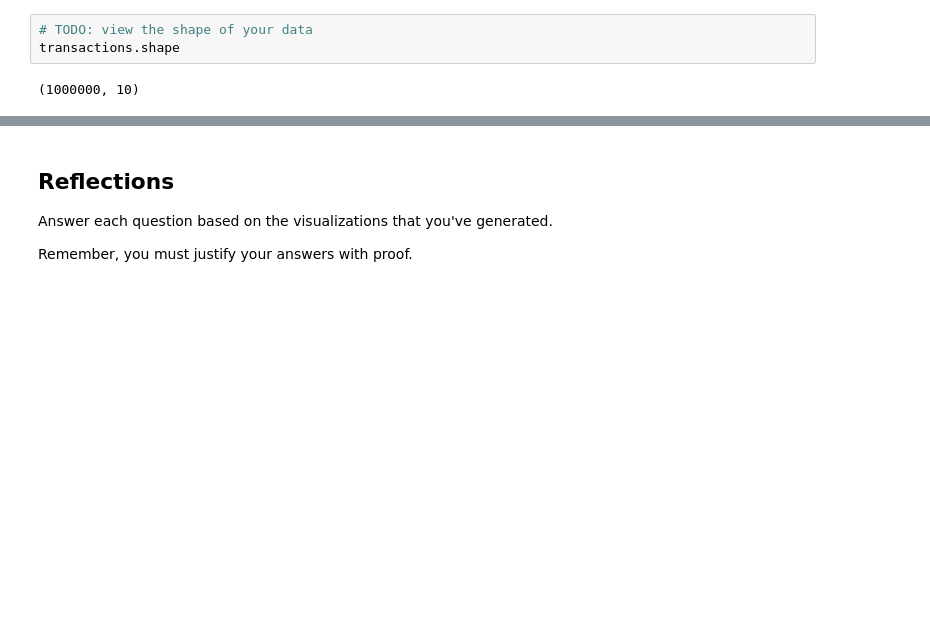
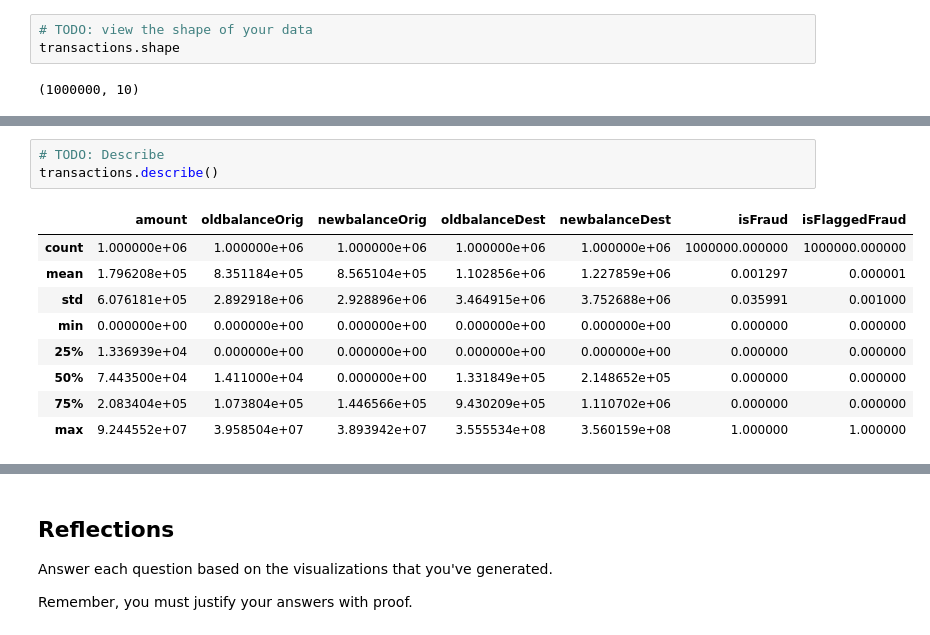
Before and after one commit to jesseniadia/bank-fraud-predictor, a Jupyter notebook: notebooks/eda.ipynb, the cells around one changed output, grey strips where cells are left out. Cells and saved outputs as stored; diff of their text form; blank space fills up the shorter version.

```diff
--- a/notebooks/eda.ipynb
+++ b/notebooks/eda.ipynb
@@ -31,0 +136,13 @@ transactions.shape
+# %%
+# TODO: Describe
+transactions.describe()
+# %% [output]
+|  | amount | oldbalanceOrig | newbalanceOrig | oldbalanceDest | newbalanceDest | isFraud | isFlaggedFraud |
+| count | 1.000000e+06 | 1.000000e+06 | 1.000000e+06 | 1.000000e+06 | 1.000000e+06 | 1000000.000000 | 1000000.000000 |
+| mean | 1.796208e+05 | 8.351184e+05 | 8.565104e+05 | 1.102856e+06 | 1.227859e+06 | 0.001297 | 0.000001 |
+| std | 6.076181e+05 | 2.892918e+06 | 2.928896e+06 | 3.464915e+06 | 3.752688e+06 | 0.035991 | 0.001000 |
+| min | 0.000000e+00 | 0.000000e+00 | 0.000000e+00 | 0.000000e+00 | 0.000000e+00 | 0.000000 | 0.000000 |
+| 25% | 1.336939e+04 | 0.000000e+00 | 0.000000e+00 | 0.000000e+00 | 0.000000e+00 | 0.000000 | 0.000000 |
+| 50% | 7.443500e+04 | 1.411000e+04 | 0.000000e+00 | 1.331849e+05 | 2.148652e+05 | 0.000000 | 0.000000 |
+| 75% | 2.083404e+05 | 1.073804e+05 | 1.446566e+05 | 9.430209e+05 | 1.110702e+06 | 0.000000 | 0.000000 |
+| max | 9.244552e+07 | 3.958504e+07 | 3.893942e+07 | 3.555534e+08 | 3.560159e+08 | 1.000000 | 1.000000 |
```
Also changed, not shown: parts of 15 cells of this notebook.
